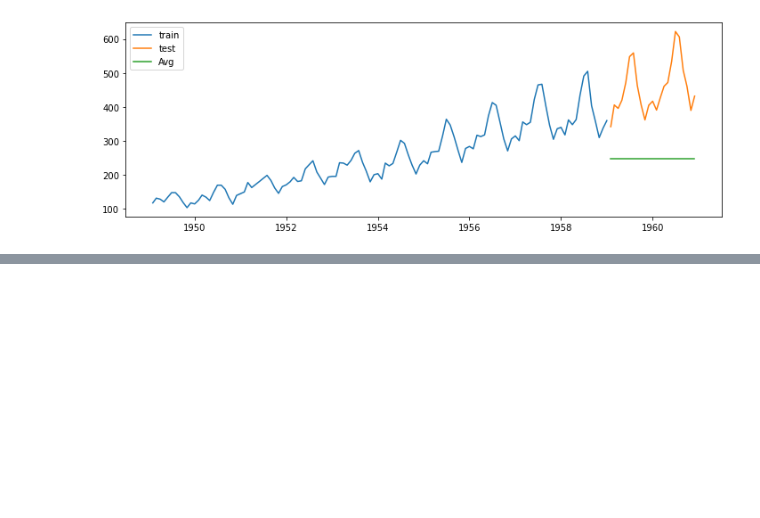
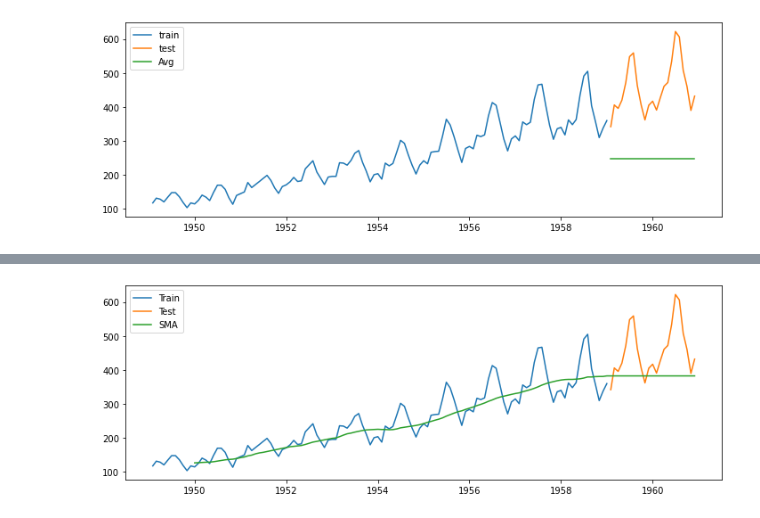
Before and after one commit to Prashik28/techeenomad_dataScience, a Jupyter notebook: Time Series/Airline Passenger .ipynb, the cells around one changed output, grey strips where cells are left out. Cells and saved outputs as stored; diff of their text form; code cells hidden in the pictures; blank space fills up the shorter version.

```diff
--- a/Time Series/Airline Passenger .ipynb
+++ b/Time Series/Airline Passenger .ipynb
@@ -196,0 +340,15 @@ plt.show()
+# %%
+def plot_rolling(window=12):
+    y_hat_sma = data.copy()
+    y_hat_sma['sma_forecast'] = data['Passengers'].rolling(window=window).mean()
+    y_hat_sma['sma_forecast'][train_len:] = y_hat_sma['sma_forecast'][train_len-1]
+    plt.figure(figsize=(12,4))
+    plt.plot(data[:train_len], label='Train')
+    plt.plot(data[train_len:], label = 'Test')
+    plt.plot(y_hat_sma['sma_forecast'], label = 'SMA')
+    plt.legend(loc='best')
+    plt.show()
+# %%
+plot_rolling()
+# %% [output]
+[figure, added]
```
Also changed, not shown: parts of 96 cells of this notebook, 5 other files.
